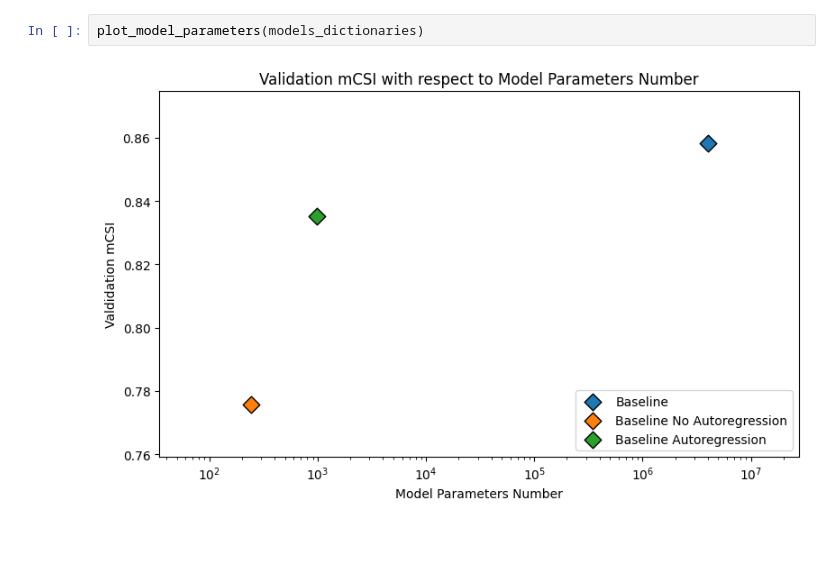
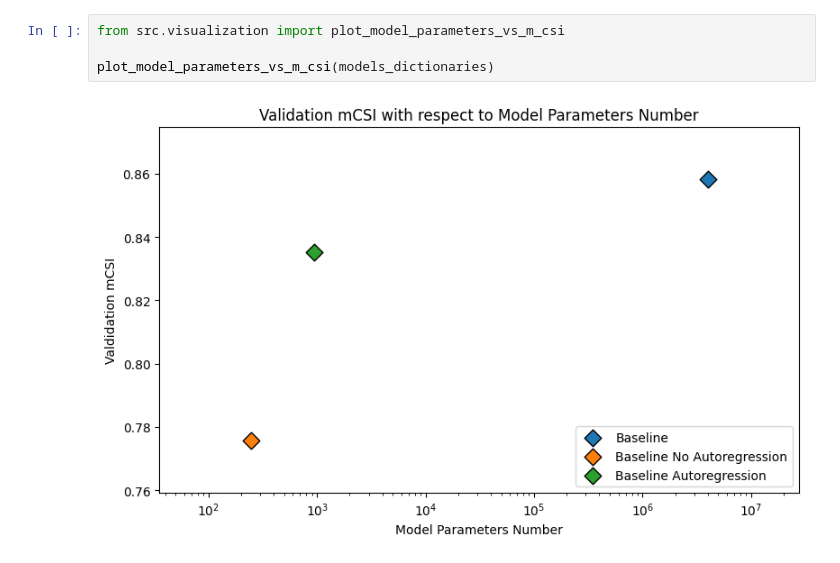
Before and after one commit to RiccardoSpolaor/cloud-movement-diffusion, a Jupyter notebook: Evaluation.ipynb, the cells around one changed output. Drawn from its saved outputs; the diff is of its cells as text.

```diff
--- a/Evaluation.ipynb
+++ b/Evaluation.ipynb
@@ -140,4 +52,6 @@ def plot_model_parameters(models_dictionaries: Dict[str, Any]):
-# %%
-plot_model_parameters(models_dictionaries)
-# %% [output]
-[figure, removed]
+# %%
+from src.visualization import plot_model_parameters_vs_m_csi
+
+plot_model_parameters_vs_m_csi(models_dictionaries)
+# %% [output]
+[figure, added]
```
Also changed, not shown: parts of 7 cells of this notebook, 2 other files.
